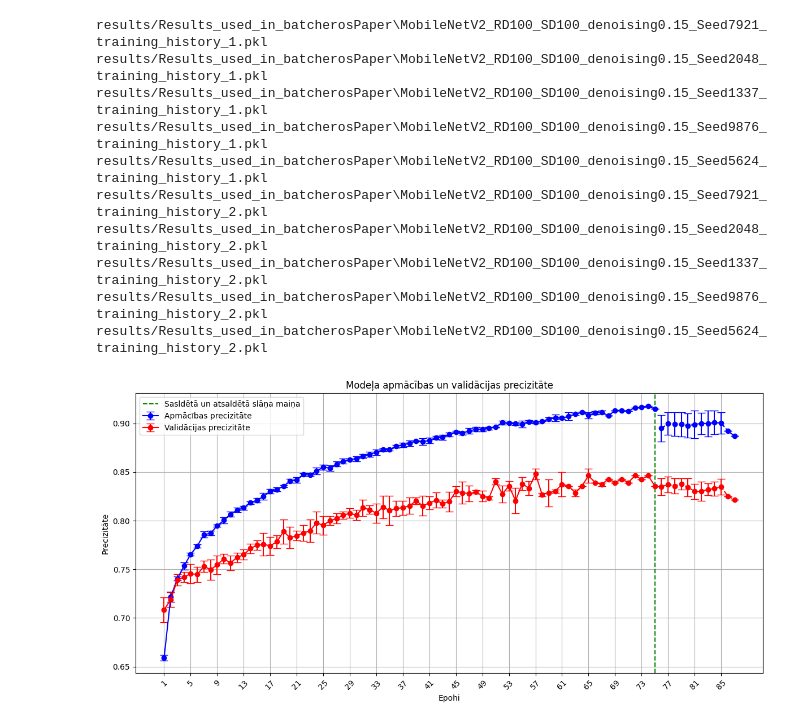
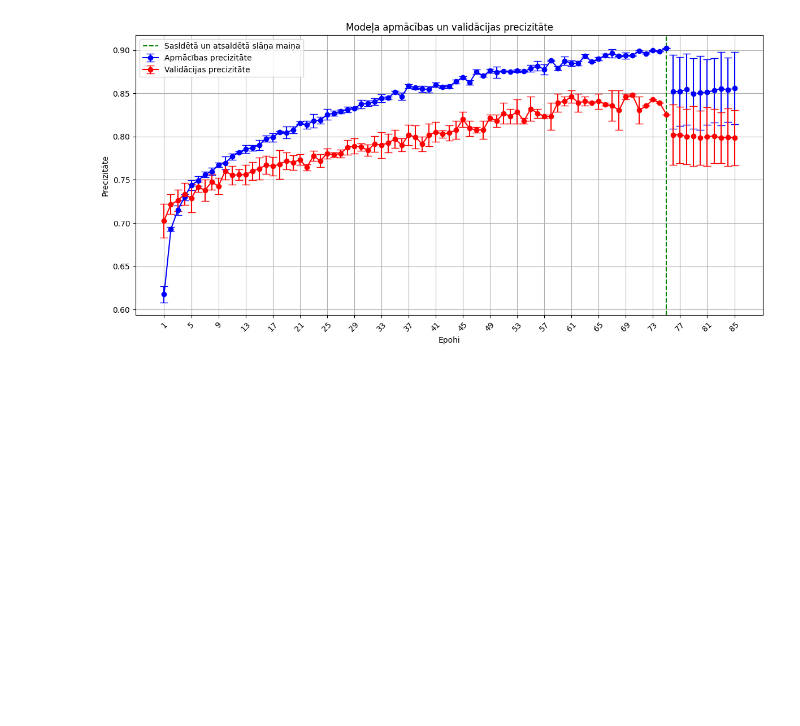
Before and after one commit to rkalvitis/Bakalaurs, a Jupyter notebook: DisplayDataInGraphs.ipynb, the cells around one changed output. Drawn from its saved outputs; the diff is of its cells as text; code cells hidden in the pictures; blank space fills up the shorter version.

```diff
--- a/DisplayDataInGraphs.ipynb
+++ b/DisplayDataInGraphs.ipynb
@@ -1,36 +1,26 @@
 # %%
 import DisplayGraphFunctions as gf
 
 import numpy as np
 import matplotlib.pyplot as plt
 import os
 import pickle
 
 synData = [0, 25, 50, 75, 100]
 denoising = ["0.1", "0.15"]
 seeds = [7921, 2048, 1337, 9876, 5624]
 trainingRound = [1, 2]
 
 
 
-data1 = gf.load_experiment_data(100, '0.15', seeds, 'results/Results_used_in_batcherosPaper', 1)
-data2 = gf.load_experiment_data(100, '0.15', seeds, 'results/Results_used_in_batcherosPaper', 2)
+data1 = gf.load_experiment_data(25, '0.1', seeds, 'results/Results_used_in_batcherosPaper', 1)
+data2 = gf.load_experiment_data(25, '0.1', seeds, 'results/Results_used_in_batcherosPaper', 2)
 
 
 
 gf.plot_accuracy_with_error(data1, data2)
 # %% [output]
-results/Results_used_in_batcherosPaper\MobileNetV2_RD100_SD100_denoising0.15_Seed7921_training_history_1.pkl
-results/Results_used_in_batcherosPaper\MobileNetV2_RD100_SD100_denoising0.15_Seed2048_training_history_1.pkl
-results/Results_used_in_batcherosPaper\MobileNetV2_RD100_SD100_denoising0.15_Seed1337_training_history_1.pkl
-results/Results_used_in_batcherosPaper\MobileNetV2_RD100_SD100_denoising0.15_Seed9876_training_history_1.pkl
-results/Results_used_in_batcherosPaper\MobileNetV2_RD100_SD100_denoising0.15_Seed5624_training_history_1.pkl
-results/Results_used_in_batcherosPaper\MobileNetV2_RD100_SD100_denoising0.15_Seed7921_training_history_2.pkl
-results/Results_used_in_batcherosPaper\MobileNetV2_RD100_SD100_denoising0.15_Seed2048_training_history_2.pkl
-results/Results_used_in_batcherosPaper\MobileNetV2_RD100_SD100_denoising0.15_Seed1337_training_history_2.pkl
-results/Results_used_in_batcherosPaper\MobileNetV2_RD100_SD100_denoising0.15_Seed9876_training_history_2.pkl
-results/Results_used_in_batcherosPaper\MobileNetV2_RD100_SD100_denoising0.15_Seed5624_training_history_2.pkl
-[figure, old version]
+[figure, new version]
 # %%
 import os
 import pandas as pd
```
Also changed, not shown: 18 other files.
